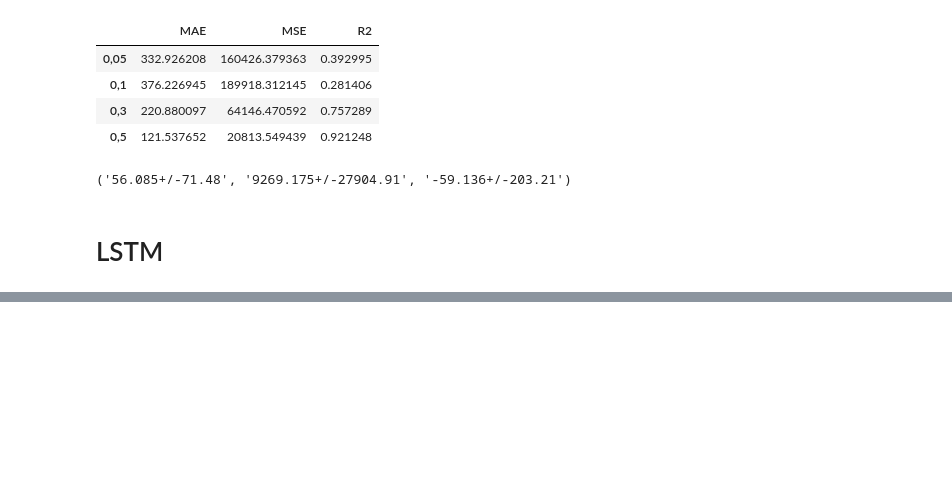
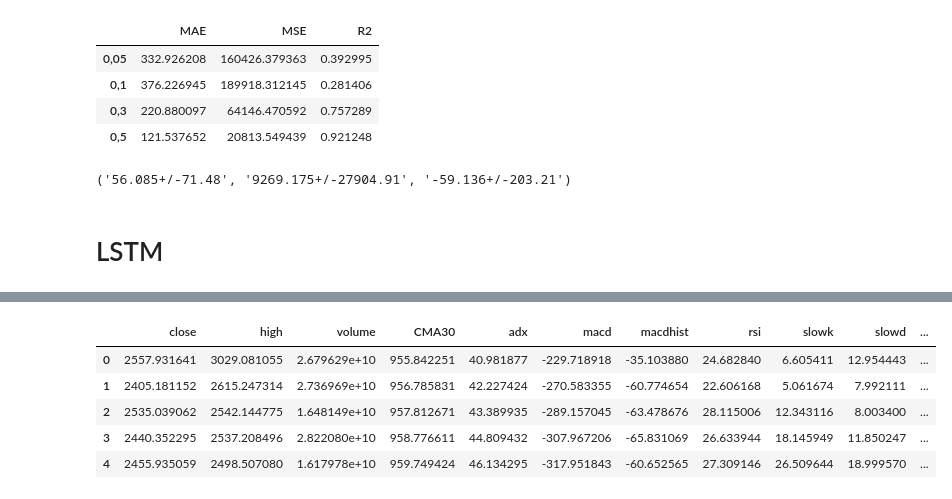
Before and after one commit to diogobulhosa/BC4, a Jupyter notebook: notebooks/nb-eth.ipynb, the cells around one changed output, grey strips where cells are left out. Saved outputs shown, nothing was run; the diff lists cells and outputs as text; code cells hidden in the pictures; blank space fills up the shorter version.

```diff
--- a/notebooks/nb-eth.ipynb
+++ b/notebooks/nb-eth.ipynb
@@ -1235,0 +1170,2 @@ ValueError: Length of values (839) does not match length of index (899)
+# %%
+days = 20
@@ -1235,0 +1278,12 @@ ValueError: Length of values (839) does not match length of index (899)
+# %%
+part_days = data_training.tail(days)
+df= part_days.append(data_testing, ignore_index = True)
+df = df.drop(['Date'], axis = 1)
+df.head()
+# %% [output]
+|  | close | high | volume | CMA30 | adx | macd | macdhist | rsi | slowk | slowd | ... |
+| 0 | 2557.931641 | 3029.081055 | 2.679629e+10 | 955.842251 | 40.981877 | -229.718918 | -35.103880 | 24.682840 | 6.605411 | 12.954443 | ... |
+| 1 | 2405.181152 | 2615.247314 | 2.736969e+10 | 956.785831 | 42.227424 | -270.583355 | -60.774654 | 22.606168 | 5.061674 | 7.992111 | ... |
+| 2 | 2535.039062 | 2542.144775 | 1.648149e+10 | 957.812671 | 43.389935 | -289.157045 | -63.478676 | 28.115006 | 12.343116 | 8.003400 | ... |
+| 3 | 2440.352295 | 2537.208496 | 2.822080e+10 | 958.776611 | 44.809432 | -307.967206 | -65.831069 | 26.633944 | 18.145949 | 11.850247 | ... |
+| 4 | 2455.935059 | 2498.507080 | 1.617978e+10 | 959.749424 | 46.134295 | -317.951843 | -60.652565 | 27.309146 | 26.509644 | 18.999570 | ... |
```
Also changed, not shown: parts of 37 cells of this notebook, 27 other files.
